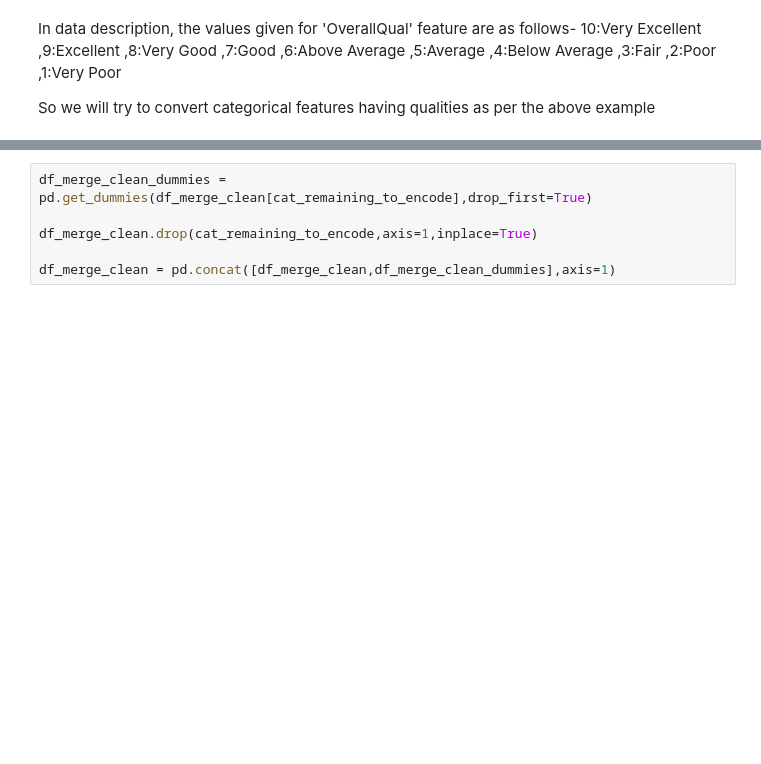
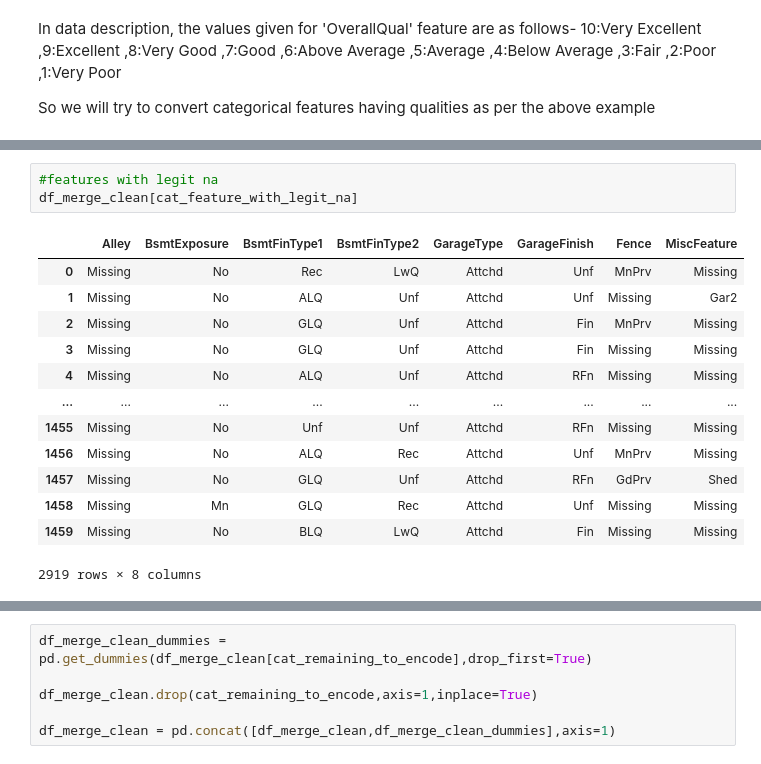
Before and after one commit to ParisRohan/Kaggle_DataScience_Projects, a Jupyter notebook: rohan-house-price-prediction.ipynb, the cells around one changed output, grey strips where cells are left out. Cells and saved outputs as stored; diff of their text form; blank space fills up the shorter version.

```diff
--- a/rohan-house-price-prediction.ipynb
+++ b/rohan-house-price-prediction.ipynb
@@ -377,0 +352,17 @@ df_merge_clean[cat_feature_with_rating]
+# %%
+#features with legit na
+df_merge_clean[cat_feature_with_legit_na]
+# %% [output]
+|  | Alley | BsmtExposure | BsmtFinType1 | BsmtFinType2 | GarageType | GarageFinish | Fence | MiscFeature |
+| 0 | Missing | No | Rec | LwQ | Attchd | Unf | MnPrv | Missing |
+| 1 | Missing | No | ALQ | Unf | Attchd | Unf | Missing | Gar2 |
+| 2 | Missing | No | GLQ | Unf | Attchd | Fin | MnPrv | Missing |
+| 3 | Missing | No | GLQ | Unf | Attchd | Fin | Missing | Missing |
+| 4 | Missing | No | ALQ | Unf | Attchd | RFn | Missing | Missing |
+| ... | ... | ... | ... | ... | ... | ... | ... | ... |
+| 1455 | Missing | No | Unf | Unf | Attchd | RFn | Missing | Missing |
+| 1456 | Missing | No | ALQ | Rec | Attchd | Unf | MnPrv | Missing |
+| 1457 | Missing | No | GLQ | Unf | Attchd | RFn | GdPrv | Shed |
+| 1458 | Missing | Mn | GLQ | Rec | Attchd | Unf | Missing | Missing |
+| 1459 | Missing | No | BLQ | LwQ | Attchd | Fin | Missing | Missing |
+2919 rows × 8 columns
```
Also changed, not shown: parts of 57 cells of this notebook.
